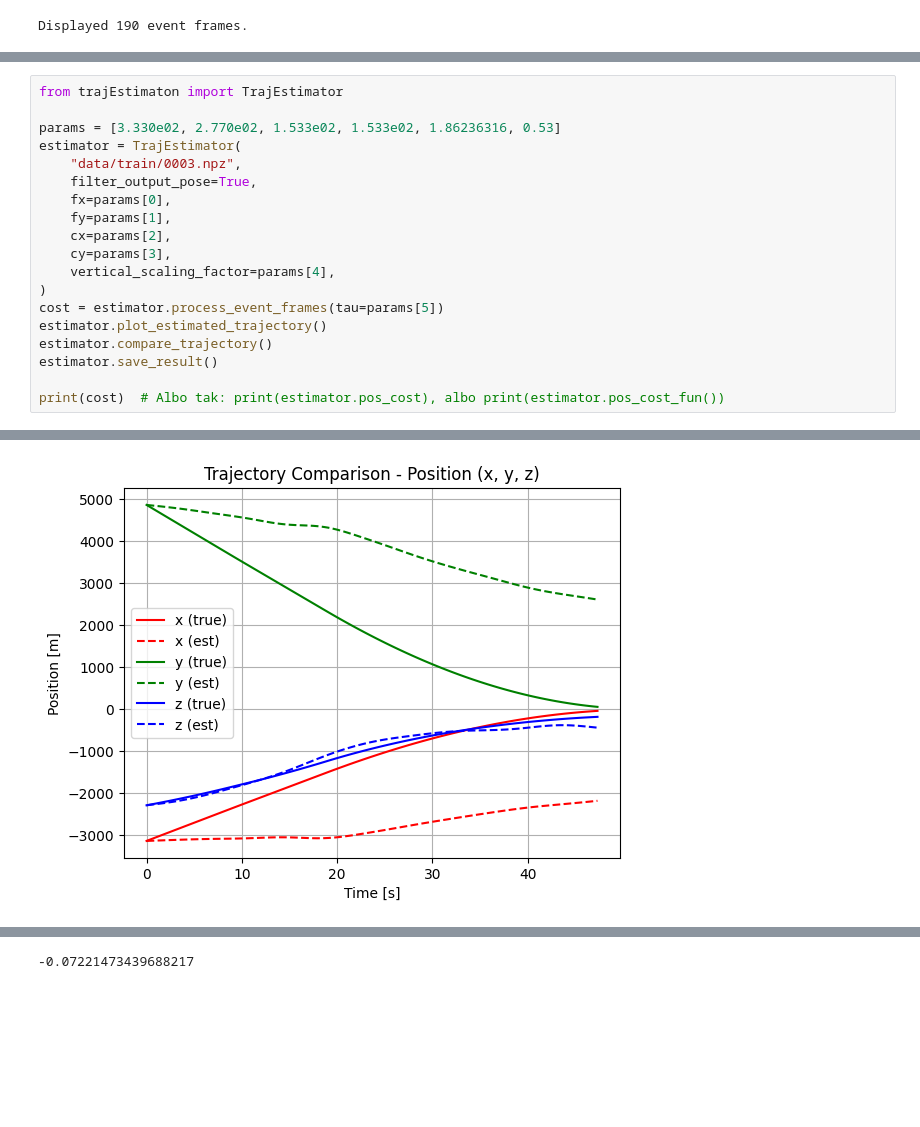
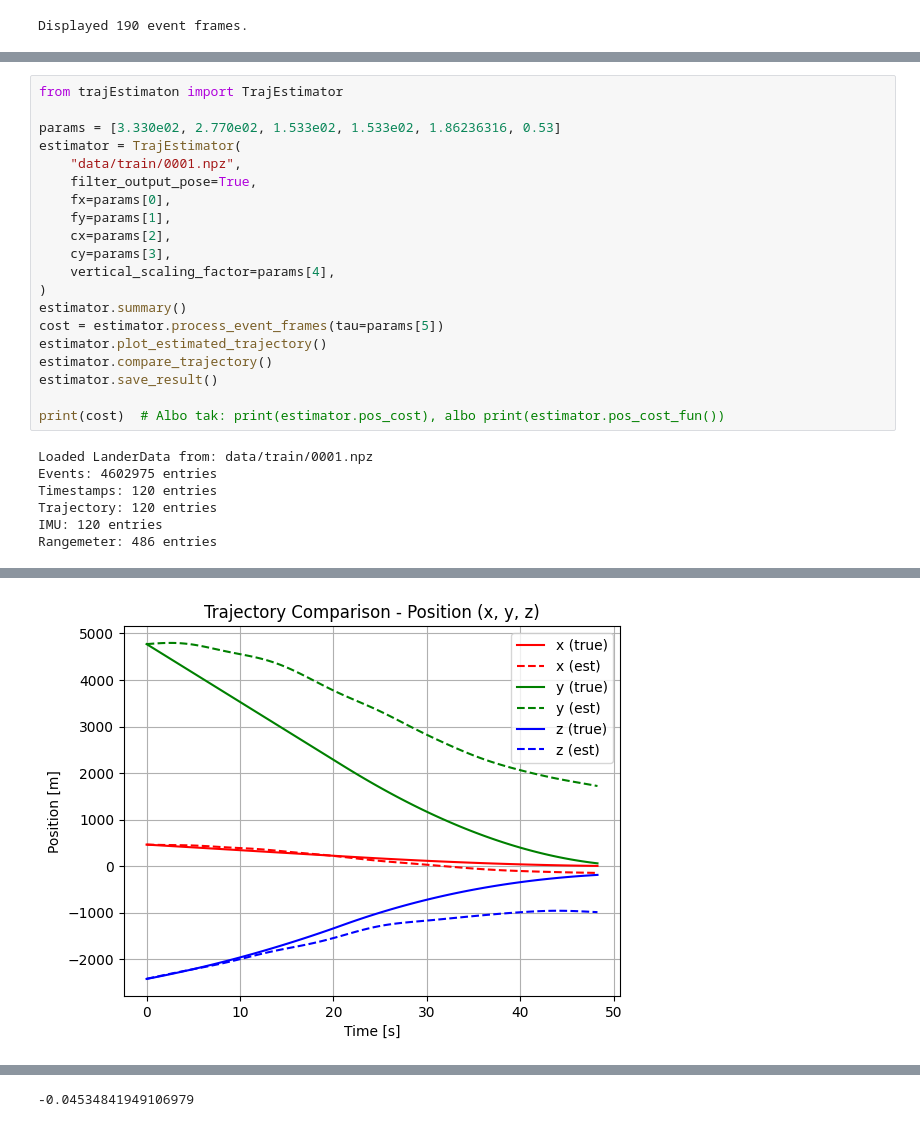
Before and after one commit to jrosa02/ZAW-Projekt, a Jupyter notebook: main.ipynb, the cells around one changed output, grey strips where cells are left out. Drawn from its saved outputs; the diff is of its cells as text; blank space fills up the shorter version.

```diff
--- a/main.ipynb
+++ b/main.ipynb
@@ -77,7 +77,7 @@ from trajEstimaton import TrajEstimator
 
 params = [3.330e02, 2.770e02, 1.533e02, 1.533e02, 1.86236316, 0.53]
 estimator = TrajEstimator(
-    "data/train/0003.npz",
+    "data/train/0001.npz",
     filter_output_pose=True,
     fx=params[0],
     fy=params[1],
@@ -85,6 +85,7 @@ estimator = TrajEstimator(
     cy=params[3],
     vertical_scaling_factor=params[4],
 )
+estimator.summary()
 cost = estimator.process_event_frames(tau=params[5])
 estimator.plot_estimated_trajectory()
 estimator.compare_trajectory()
@@ -92,3 +93,9 @@ estimator.save_result()
 
 print(cost)  # Albo tak: print(estimator.pos_cost), albo print(estimator.pos_cost_fun())
 # %% [output]
+Loaded LanderData from: data/train/0001.npz
+Events: 4602975 entries
+Timestamps: 120 entries
+Trajectory: 120 entries
+IMU: 120 entries
+Rangemeter: 486 entries
@@ -97 +104 @@ print(cost)  # Albo tak: print(estimator.pos_cost), albo print(estimator.pos_cos
-[figure, old version]
+[figure, new version]
@@ -99 +106 @@ print(cost)  # Albo tak: print(estimator.pos_cost), albo print(estimator.pos_cos
--0.07221473439688217
+-0.04534841949106979
```
Also changed, not shown: parts of 1 cell of this notebook, 1 other file.
